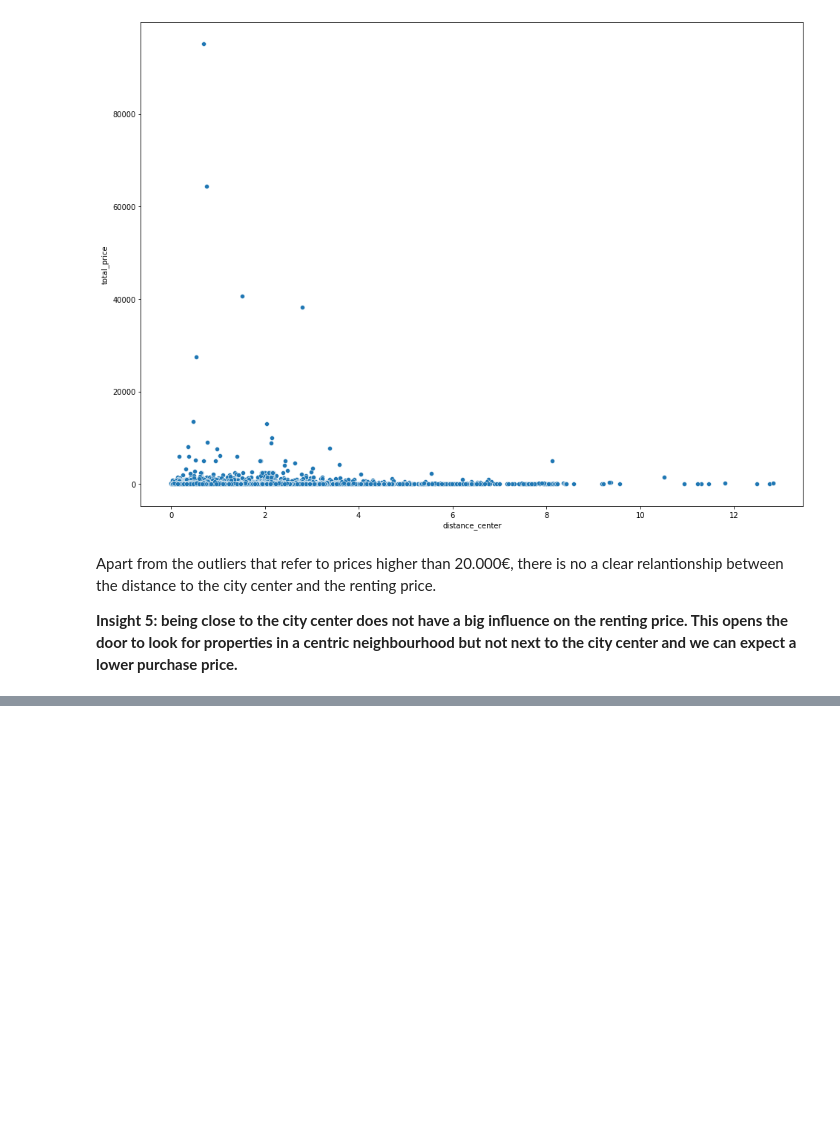
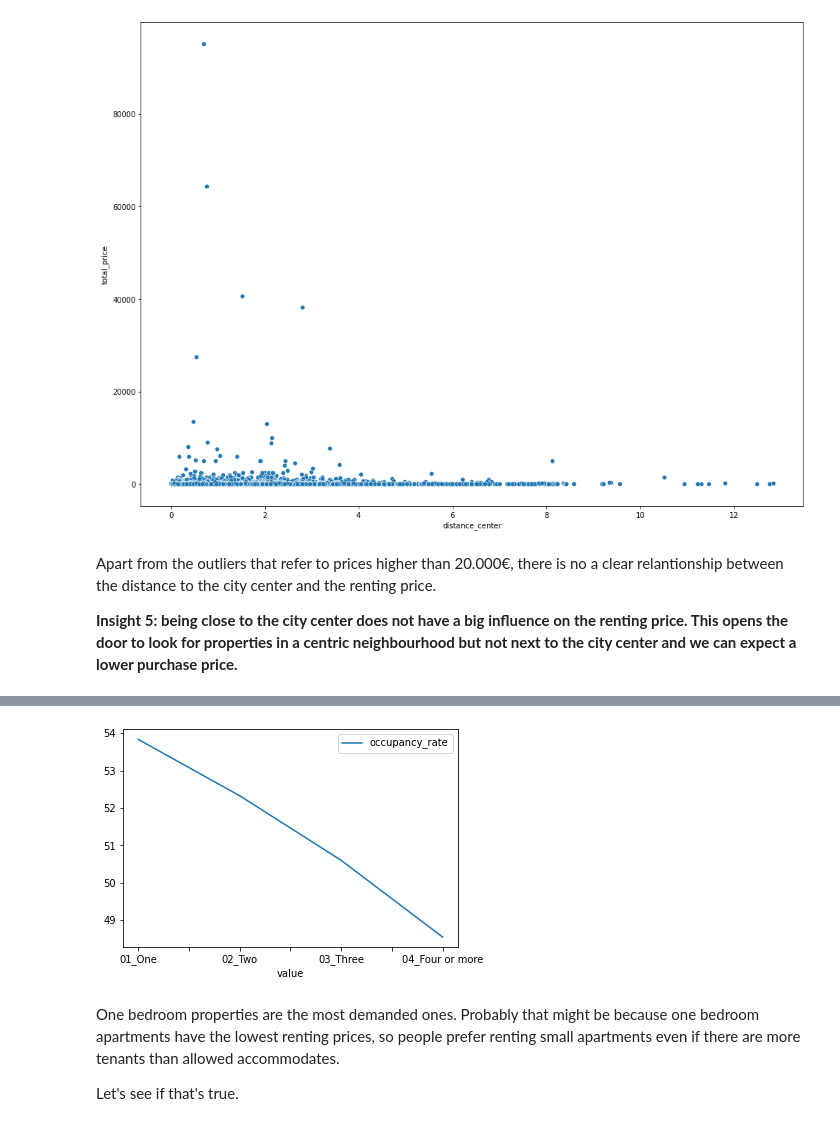
Before and after one commit to luis-cj/data-science-retail-market-madrid, a Jupyter notebook: retail_market_madrid_part_4.ipynb, the cells around one changed output, grey strips where cells are left out. Saved outputs shown, nothing was run; the diff lists cells and outputs as text; code cells hidden in the pictures; blank space fills up the shorter version.

Commit message:
added availability and property price analysis

```diff
--- a/retail_market_madrid_part_4.ipynb
+++ b/retail_market_madrid_part_4.ipynb
@@ -406,0 +455,8 @@ Apart from the outliers that refer to prices higher than 20.000€, there is no
+# %%
+metrics = ["occupancy_rate"]
+dimensions = ['bedrooms_disc','accommodates_disc','beds_disc','number_of_reviews_disc']
+minicube_price = df[dimensions + metrics]
+
+minicube_price = minicube_price.melt(id_vars=["occupancy_rate"])
+minicube_price = minicube_price.groupby(["variable","value"])[["occupancy_rate"]].agg("mean")
+minicube_price
@@ -406,0 +490,8 @@ Apart from the outliers that refer to prices higher than 20.000€, there is no
+# %%
+minicube_price.loc["bedrooms_disc"].plot();
+# %% [output]
+[figure, added]
+# %% [markdown]
+One bedroom properties are the most demanded ones. Probably that might be because one bedroom apartments have the lowest renting prices, so people prefer renting small apartments even if there are more tenants than allowed accommodates.
+
+Let's see if that's true.
```
Also changed, not shown: parts of 29 cells of this notebook.
